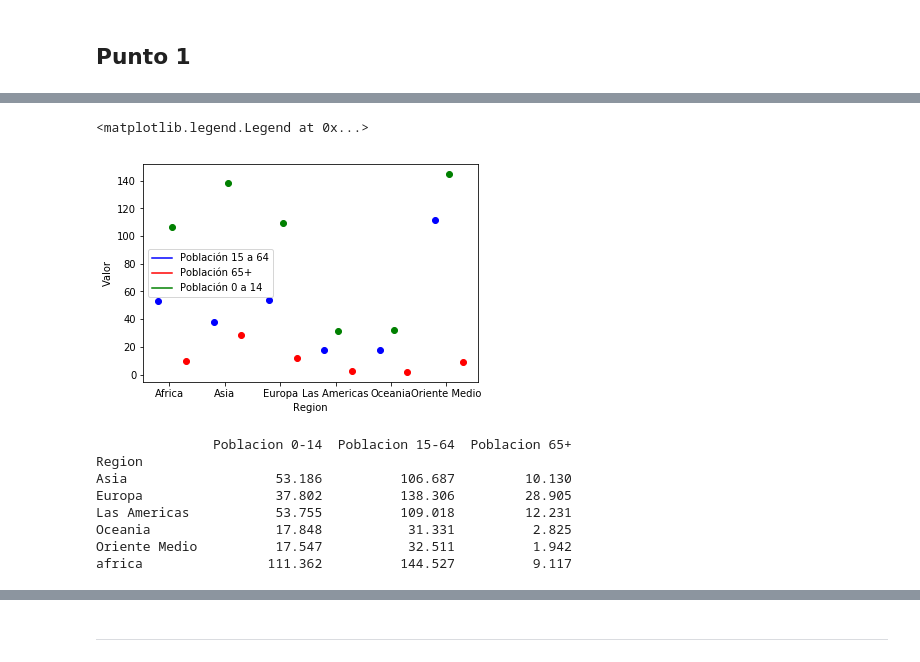
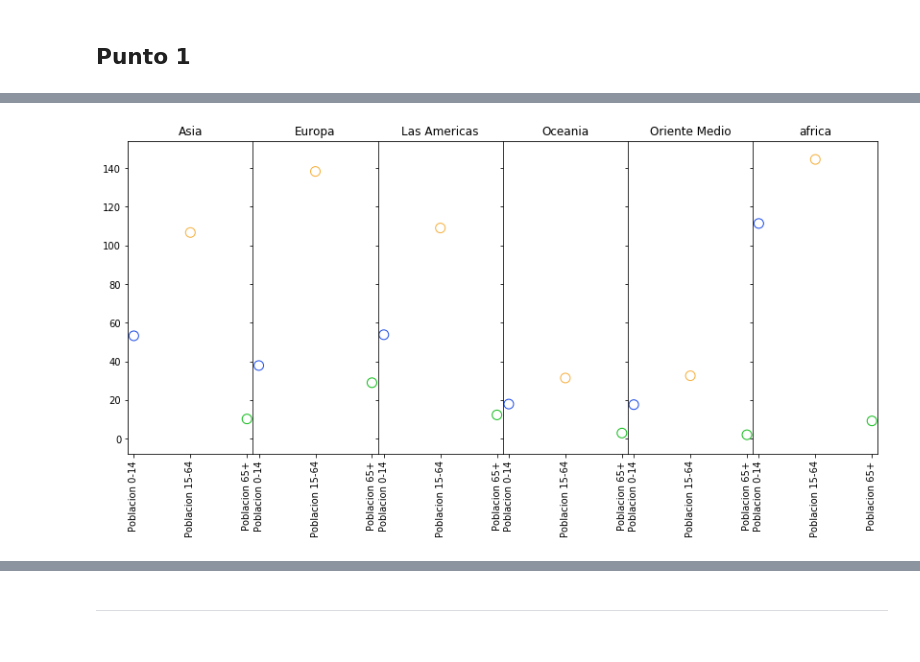
Before and after one commit to cda-2019-01/lab-visualizacion-matplotlib-jorgmoga, a Jupyter notebook: visualizacion-de-datos-usando-matplotlib.ipynb, the cells around one changed output, grey strips where cells are left out. Drawn from its saved outputs; the diff is of its cells as text; code cells hidden in the pictures.

```diff
--- a/visualizacion-de-datos-usando-matplotlib.ipynb
+++ b/visualizacion-de-datos-usando-matplotlib.ipynb
@@ -15,39 +15,23 @@ import matplotlib.lines as mlines
 Construya una gráfica similar a la siguiente usando el archivo `indicadores-mundiales.csv`. Se grafica la suma del porcetaje de la población por regiones.
 
 ![act2](images/suma-pob-region-edades-2.png)
-# %%
-import matplotlib.pyplot as plt
-y = np.arange(6)
-
-df = pandas.read_csv('indicadores-mundiales.csv',sep=',', encoding='latin-1')
-Region_Grupo=df[['Region', 'Poblacion 0-14','Poblacion 15-64','Poblacion 65+']]
-Region_Grupo = Region_Grupo.groupby('Region').sum()[['Poblacion 0-14', 'Poblacion 15-64', 'Poblacion 65+']]/100
-
-plt.plot(X + 0.00,Region_Grupo['Poblacion 0-14'], 'ro', color = 'b')
-plt.plot(X + 0.25,Region_Grupo['Poblacion 15-64'], 'ro', color = 'g')
-plt.plot(X + 0.50,Region_Grupo['Poblacion 65+'], 'ro', color = 'r')
-#fig.suptitle("Regiones")
-plt.xticks(X + 0.2, ['Africa','Asia','Europa','Las Americas','Oceania','Oriente Medio'])
-plt.xlabel('Region')
-plt.ylabel('Valor')
-green_line = mlines.Line2D([], [], color='green', label='Población 0 a 14 ')
-blue_line = mlines.Line2D([], [], color='blue', label='Población 15 a 64')
-red_line = mlines.Line2D([], [], color='red', label='Población 65+')
-plt.legend(handles=[blue_line, red_line,green_line])
-# %% [output]
-<matplotlib.legend.Legend at 0x...>
-[figure, removed]
 # %%
 df = pandas.read_csv('indicadores-mundiales.csv',sep=',', encoding='latin-1')
+
+
 Region_Grupo=df[['Region', 'Poblacion 0-14','Poblacion 15-64','Poblacion 65+']]
 Region_Grupo = Region_Grupo.groupby('Region').sum()[['Poblacion 0-14', 'Poblacion 15-64', 'Poblacion 65+']]/100
-print(Region_Grupo)
+Region_GrupoT = Region_Grupo.T
+
+fig, axs = plt.subplots(1, 6, sharex='col', sharey='row', figsize=(14, 6));
+plt.subplots_adjust(wspace = 0, hspace=0.1)
+plt.style.use('default')
+colors = ['#1b4be8', '#f7af3b', '#10bc19']
+for i, colname in enumerate(Region_GrupoT.columns):
+    axs[i].scatter(list(Region_GrupoT.index), Region_GrupoT[colname], s=100, edgecolors=colors, linewidths=1, facecolors='none')
+    axs[i].set_title(colname)
+    plt.style.use('default')
+    for tick in axs[i].get_xticklabels():
+        tick.set_rotation(90)
 # %% [output]
-               Poblacion 0-14  Poblacion 15-64  Poblacion 65+
-Region
-Asia                   53.186          106.687         10.130
-Europa                 37.802          138.306         28.905
-Las Americas           53.755          109.018         12.231
-Oceania                17.848           31.331          2.825
-Oriente Medio          17.547           32.511          1.942
-africa                111.362          144.527          9.117
+[figure, added]
```
Also changed, not shown: parts of 8 cells of this notebook.
